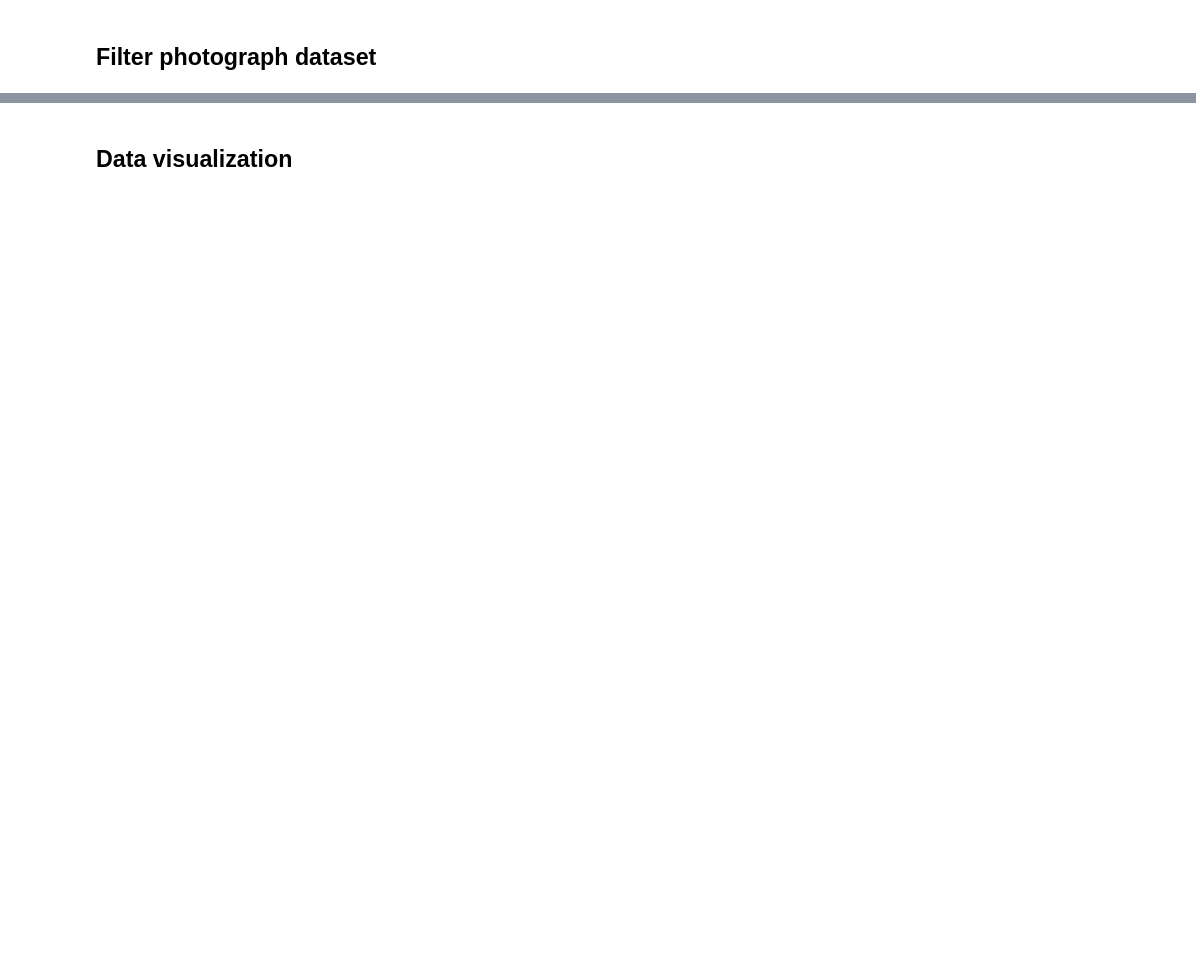
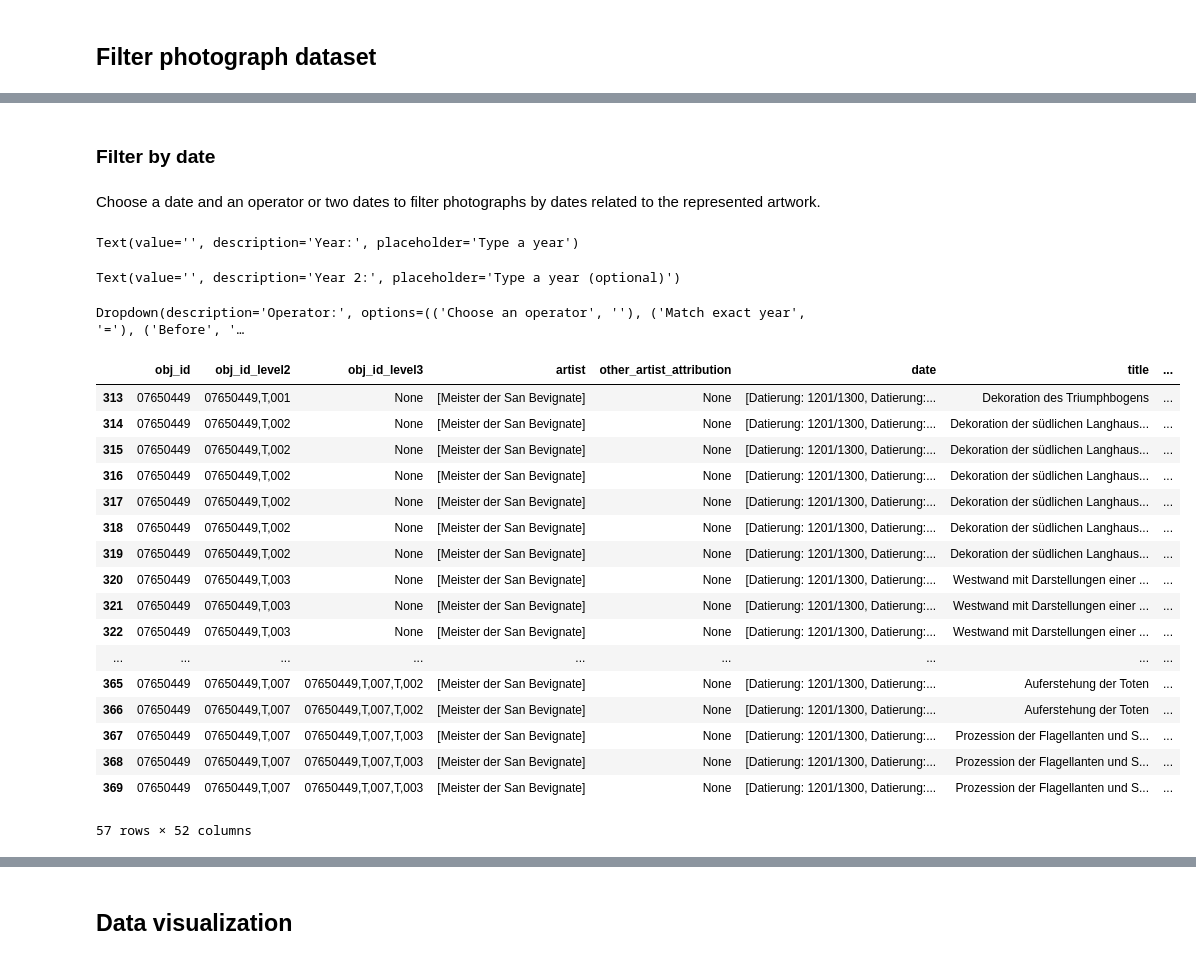
Before and after one commit to AlessandraFa/data-analysis-framework-KHI, a Jupyter notebook: Data_Analysis_Framework_for_Photo_Collection_Data_KHI.ipynb, the cells around one changed output, grey strips where cells are left out. Saved outputs shown, nothing was run; the diff lists cells and outputs as text; code cells hidden in the pictures; blank space fills up the shorter version.

```diff
--- a/Data_Analysis_Framework_for_Photo_Collection_Data_KHI.ipynb
+++ b/Data_Analysis_Framework_for_Photo_Collection_Data_KHI.ipynb
@@ -66,0 +166,32 @@ Replace ___ with the name of your file?
+# %% [markdown]
+### Filter by date
+# %% [markdown]
+Choose a date and an operator or two dates to filter photographs by dates related to the represented artwork.
+# %%
+display(text_date_to_filter, text_date_to_filter_2, year_operator)
+# %% [output]
+Text(value='', description='Year:', placeholder='Type a year')
+Text(value='', description='Year 2:', placeholder='Type a year (optional)')
+Dropdown(description='Operator:', options=(('Choose an operator', ''), ('Match exact year', '='), ('Before', '…
+# %%
+filter_by_date = photos_collection.filter_by('date', '1400', '=')
+filter_by_date
+# %% [output]
+|  | obj_id | obj_id_level2 | obj_id_level3 | artist | other_artist_attribution | date | title | ... |
+| 313 | 07650449 | 07650449,T,001 | None | [Meister der San Bevignate] | None | [Datierung: 1201/1300, Datierung:... | Dekoration des Triumphbogens | ... |
+| 314 | 07650449 | 07650449,T,002 | None | [Meister der San Bevignate] | None | [Datierung: 1201/1300, Datierung:... | Dekoration der südlichen Langhaus... | ... |
+| 315 | 07650449 | 07650449,T,002 | None | [Meister der San Bevignate] | None | [Datierung: 1201/1300, Datierung:... | Dekoration der südlichen Langhaus... | ... |
+| 316 | 07650449 | 07650449,T,002 | None | [Meister der San Bevignate] | None | [Datierung: 1201/1300, Datierung:... | Dekoration der südlichen Langhaus... | ... |
+| 317 | 07650449 | 07650449,T,002 | None | [Meister der San Bevignate] | None | [Datierung: 1201/1300, Datierung:... | Dekoration der südlichen Langhaus... | ... |
+| 318 | 07650449 | 07650449,T,002 | None | [Meister der San Bevignate] | None | [Datierung: 1201/1300, Datierung:... | Dekoration der südlichen Langhaus... | ... |
+| 319 | 07650449 | 07650449,T,002 | None | [Meister der San Bevignate] | None | [Datierung: 1201/1300, Datierung:... | Dekoration der südlichen Langhaus... | ... |
+| 320 | 07650449 | 07650449,T,003 | None | [Meister der San Bevignate] | None | [Datierung: 1201/1300, Datierung:... | Westwand mit Darstellungen einer ... | ... |
+| 321 | 07650449 | 07650449,T,003 | None | [Meister der San Bevignate] | None | [Datierung: 1201/1300, Datierung:... | Westwand mit Darstellungen einer ... | ... |
+| 322 | 07650449 | 07650449,T,003 | None | [Meister der San Bevignate] | None | [Datierung: 1201/1300, Datierung:... | Westwand mit Darstellungen einer ... | ... |
+| ... | ... | ... | ... | ... | ... | ... | ... | ... |
+| 365 | 07650449 | 07650449,T,007 | 07650449,T,007,T,002 | [Meister der San Bevignate] | None | [Datierung: 1201/1300, Datierung:... | Auferstehung der Toten | ... |
+| 366 | 07650449 | 07650449,T,007 | 07650449,T,007,T,002 | [Meister der San Bevignate] | None | [Datierung: 1201/1300, Datierung:... | Auferstehung der Toten | ... |
+| 367 | 07650449 | 07650449,T,007 | 07650449,T,007,T,003 | [Meister der San Bevignate] | None | [Datierung: 1201/1300, Datierung:... | Prozession der Flagellanten und S... | ... |
+| 368 | 07650449 | 07650449,T,007 | 07650449,T,007,T,003 | [Meister der San Bevignate] | None | [Datierung: 1201/1300, Datierung:... | Prozession der Flagellanten und S... | ... |
+| 369 | 07650449 | 07650449,T,007 | 07650449,T,007,T,003 | [Meister der San Bevignate] | None | [Datierung: 1201/1300, Datierung:... | Prozession der Flagellanten und S... | ... |
+57 rows × 52 columns
```
Also changed, not shown: parts of 31 cells of this notebook, 5 other files.
